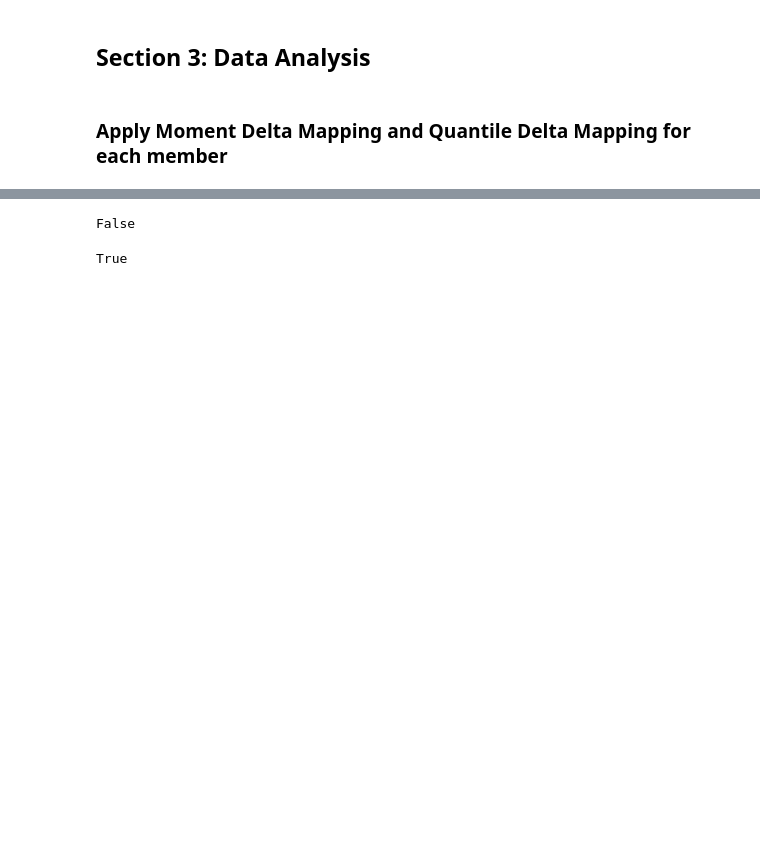
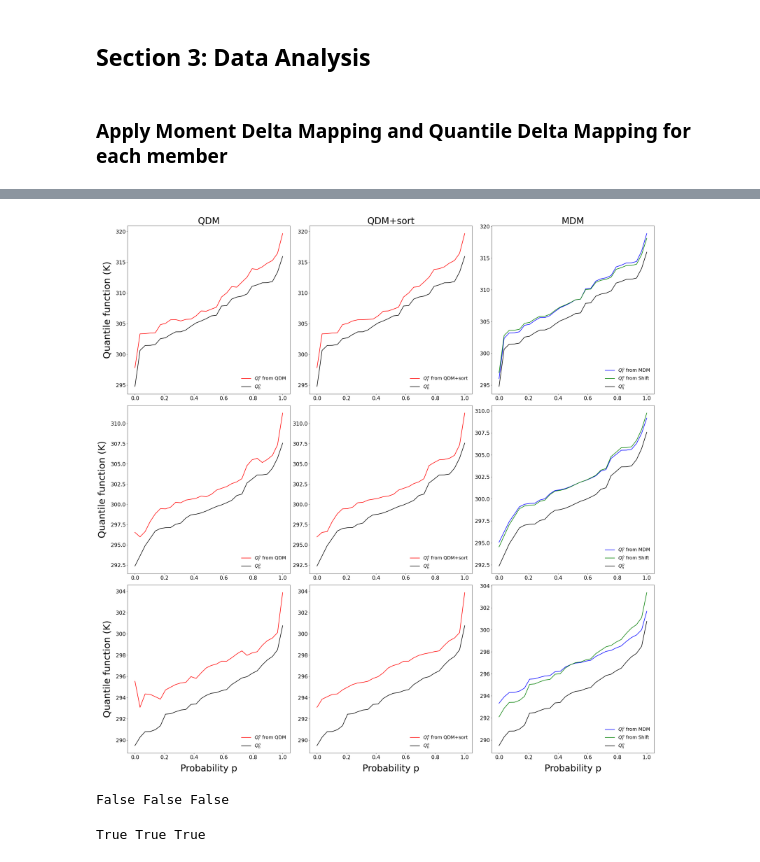
Before and after one commit to hrhampapura/moment_delta_mapping, a Jupyter notebook: notebooks/ncar_casper/02_sgp_crossing.ipynb, the cells around one changed output, grey strips where cells are left out. Saved outputs shown, nothing was run; the diff lists cells and outputs as text; code cells hidden in the pictures; blank space fills up the shorter version.

Commit message:
Added shift curves

```diff
--- a/notebooks/ncar_casper/02_sgp_crossing.ipynb
+++ b/notebooks/ncar_casper/02_sgp_crossing.ipynb
@@ -644,0 +653,13 @@ array(310.1401886)
+# %%
+%%time
+qsgp_mdm_tmax = xr.open_zarr(sgp_outpath + 'sgp_mdm_tmax.zarr').tmax
+qsgp_mdm_tmean= xr.open_zarr(sgp_outpath + 'sgp_mdm_tmean.zarr').tmean
+qsgp_mdm_tmin = xr.open_zarr(sgp_outpath + 'sgp_mdm_tmin.zarr').tmin
+#
+qsgp_shift_tmax  = xr.open_zarr(sgp_outpath + 'sgp_shift_tmax.zarr').tmax
+qsgp_shift_tmean = xr.open_zarr(sgp_outpath + 'sgp_shift_tmean.zarr').tmean
+qsgp_shift_tmin  = xr.open_zarr(sgp_outpath + 'sgp_shift_tmin.zarr').tmin
+#
+qsgp_sqdm_tmax  = xr.open_zarr(sgp_outpath + 'sgp_sqdm_tmax.zarr').tmax
+qsgp_sqdm_tmean = xr.open_zarr(sgp_outpath + 'sgp_sqdm_tmean.zarr').tmean
+qsgp_sqdm_tmin  = xr.open_zarr(sgp_outpath + 'sgp_sqdm_tmin.zarr').tmin
@@ -644,0 +698,50 @@ array(310.1401886)
+# %%
+%%time
+member_id = 0
+
+# Create a 3x3 grid of subplots
+fig, axs = plt.subplots(3, 3, figsize=(30, 30))  # 3 rows, 3 columns
+
+# Organize data sources for each variable
+variables = {
+    'tmax': (qsgp_qdm_tmax, qsgp_sqdm_tmax, qsgp_mdm_tmax, qsgp_shift_tmax, qsgp_tmax),
+    'tmean': (qsgp_qdm_tmean, qsgp_sqdm_tmean, qsgp_mdm_tmean, qsgp_shift_tmean, qsgp_tmean),
+    'tmin': (qsgp_qdm_tmin, qsgp_sqdm_tmin, qsgp_mdm_tmin, qsgp_shift_tmin, qsgp_tmin)
+}
+
+titles = ['QDM', 'QDM+sort', 'MDM', 'Shift']
+
+# Iterate over rows (variables) and columns (methods)
+for i, (var_label, (qdm, sqdm, mdm, shift, hist)) in enumerate(variables.items()):
+    for j, ax in enumerate(axs[i]):
+        if j == 0:
+            # First column: QDM
+            ax.plot(quants, qdm.isel(member_id=member_id), 'r', label=rf'$Q_f^o$ from {titles[0]}', lw=2)
+            ax.plot(quants, hist, 'k', label=r'$Q_h^o$', lw=2)
+        elif j == 1:
+            # Second column: QDM+sort
+            ax.plot(quants, sqdm.isel(member_id=member_id), 'r', label=rf'$Q_f^o$ from {titles[1]}', lw=2)
+            ax.plot(quants, hist, 'k', label=r'$Q_h^o$', lw=2)
+        elif j == 2:
+            # Third column: MDM and Shift
+            ax.plot(quants, mdm.isel(member_id=member_id), 'b', label=rf'$Q_f^o$ from {titles[2]}', lw=2)
+            ax.plot(quants, shift.isel(member_id=member_id), 'g', label=rf'$Q_f^o$ from Shift', lw=2)
+            ax.plot(quants, hist, 'k', label=r'$Q_h^o$', lw=2)
+
+        # Titles only on the top row
+        if i == 0:
+            ax.set_title(titles[j] if j < 3 else '', fontweight=500, fontsize=35)
+
+        # X-axis labels only on the bottom row
+        if i == 2:
+            ax.set_xlabel('Probability p', fontweight=500, fontsize=35, labelpad=15)
+
+        # Y-axis labels only on the first column
+        if j == 0:
+            ax.set_ylabel('Quantile function (K)', fontweight=500, fontsize=36, labelpad=15)
+
+        ax.tick_params(axis='both', which='major', labelsize=20)
+        ax.legend(loc='lower right', prop={'size': 18}, frameon=False)
+
+plt.tight_layout()
+# %% [output]
@@ -645,12 +750,17 @@ array(310.1401886)
+[figure, added]
 # %%
 # Are there quantile crossings?
-is_sorted(qsgp_qdm_mem.sel(day=doy,member=member).values)
+print(is_sorted(qsgp_qdm_tmax.isel(member_id=member_id).values),
+      is_sorted(qsgp_qdm_tmean.isel(member_id=member_id).values),
+      is_sorted(qsgp_qdm_tmin.isel(member_id=member_id).values))
 # %% [output]
-False
+False False False
 # %%
 # Are there quantile crossings?
-is_sorted(qsgp_sqdm_mem.sel(day=doy,member=member).values)
+print(is_sorted(qsgp_sqdm_tmax.isel(member_id=member_id).values),
+      is_sorted(qsgp_sqdm_tmean.isel(member_id=member_id).values),
+      is_sorted(qsgp_sqdm_tmin.isel(member_id=member_id).values))
 # %% [output]
-True
+True True True
 # %%
 # Are there quantile crossings?
```
Also changed, not shown: parts of 40 cells of this notebook.
